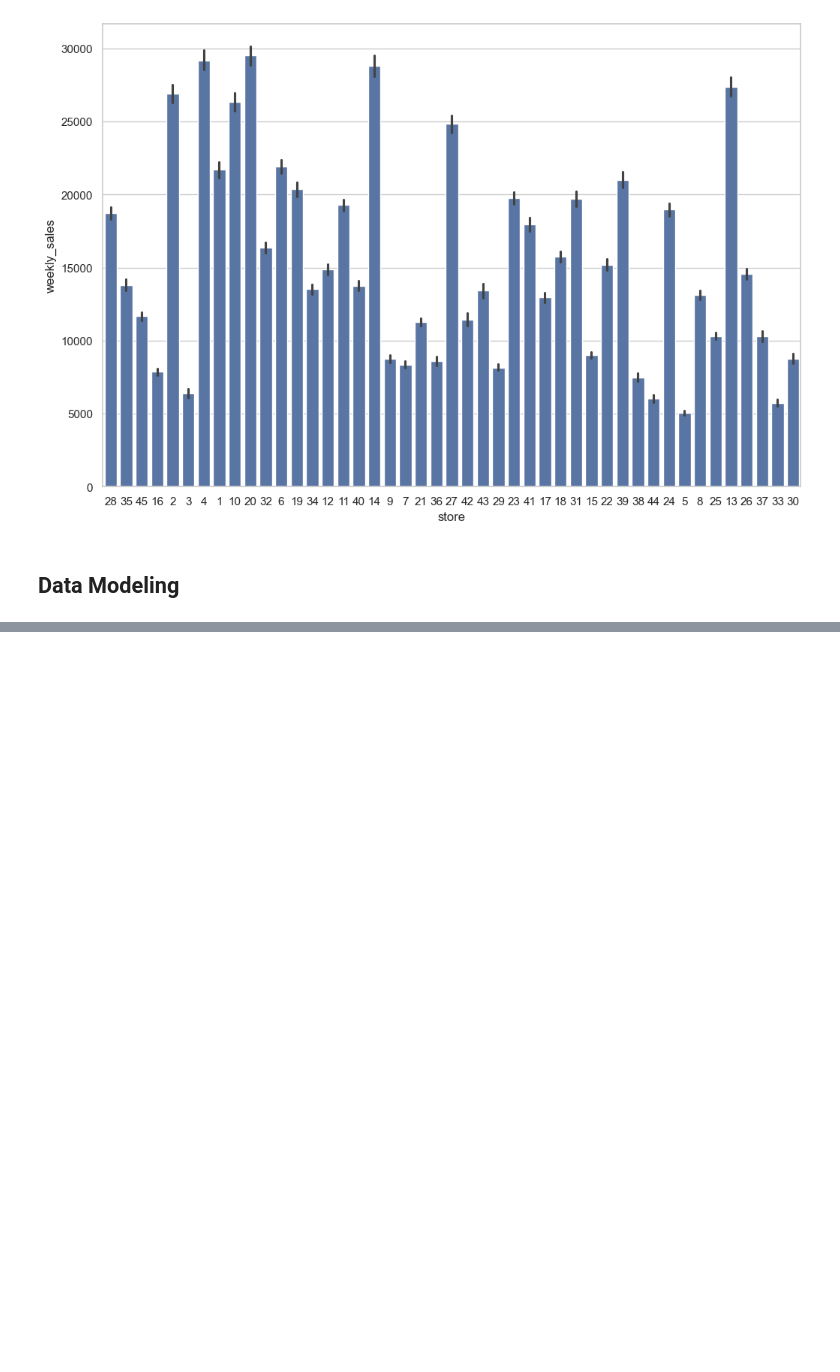
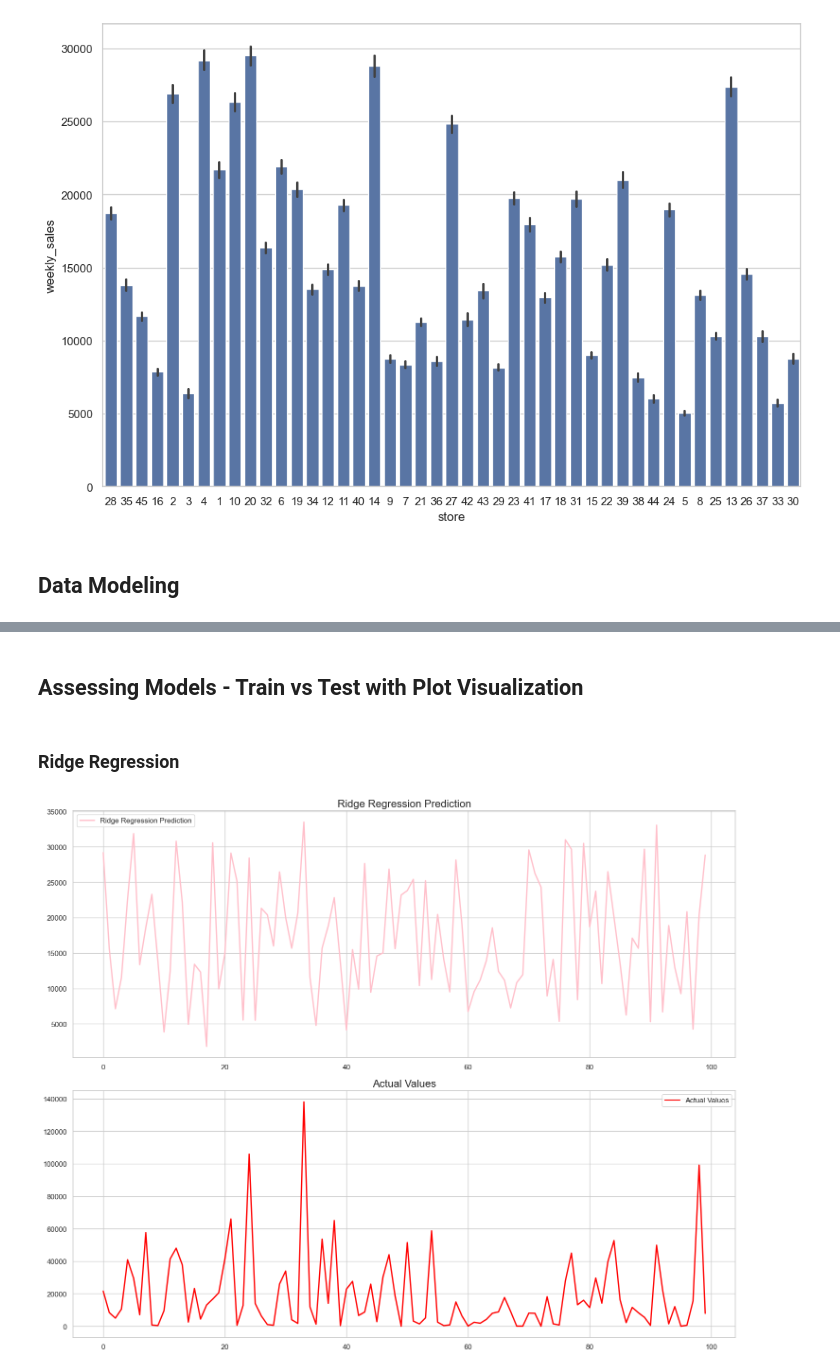
Before and after one commit to chrisheimbuch/Walmart_Reporting_Sales_Forecasting, a Jupyter notebook: source/sales_eda.ipynb, the cells around one changed output, grey strips where cells are left out. Saved outputs shown, nothing was run; the diff lists cells and outputs as text; code cells hidden in the pictures; blank space fills up the shorter version.

```diff
--- a/source/sales_eda.ipynb
+++ b/source/sales_eda.ipynb
@@ -571,0 +671,21 @@ fig.show()
+# %%
+from sklearn.preprocessing import StandardScaler, PolynomialFeatures
+from sklearn.linear_model import Ridge, Lasso
+from sklearn.ensemble import RandomForestRegressor, GradientBoostingRegressor
+
+# Feature Engineering: Adding interaction terms using PolynomialFeatures
+poly = PolynomialFeatures(degree=2, interaction_only=True, include_bias=False)
+X_train_poly = poly.fit_transform(X_train)
+X_test_poly = poly.transform(X_test)
+
+# Apply scaling to the features
+scaler = StandardScaler()
+X_train_scaled = scaler.fit_transform(X_train_poly)
+X_test_scaled = scaler.transform(X_test_poly)
+
+# Regularization: Ridge Regression
+ridge_model = Ridge(alpha=1.0)
+ridge_model.fit(X_train_scaled, y_train)
+ridge_pred = ridge_model.predict(X_test_scaled)
+ridge_mse = mean_squared_error(y_test, ridge_pred)
+ridge_r2 = r2_score(y_test, ridge_pred)
@@ -571,0 +931,29 @@ fig.show()
+# %% [markdown]
+## Assessing Models - Train vs Test with Plot Visualization
+# %% [markdown]
+### Ridge Regression
+# %%
+# Select a subset of the test data for visualization
+n = 100  # Number of points to plot
+y_test_subset = y_test[:n].values
+
+# Create subplots
+fig, ax = plt.subplots(2, 1, figsize=(15,12))
+
+# First subplot: Ridge Regression predictions
+ax[0].plot(ridge_pred[:n], label="Ridge Regression Prediction", linewidth=2.0, color='pink')
+ax[0].set_title('Ridge Regression Prediction', fontsize=16)
+ax[0].legend(loc="best")
+
+# Second subplot: Actual values
+ax[1].plot(y_test_subset, label="Actual Values", linewidth=2.0, color='red')
+ax[1].set_title('Actual Values', fontsize=16)
+ax[1].legend(loc="best")
+
+# Adjust the layout
+plt.tight_layout()
+
+# Show the plot
+plt.show()
+# %% [output]
+[figure, added]
```
Also changed, not shown: parts of 81 cells of this notebook.
